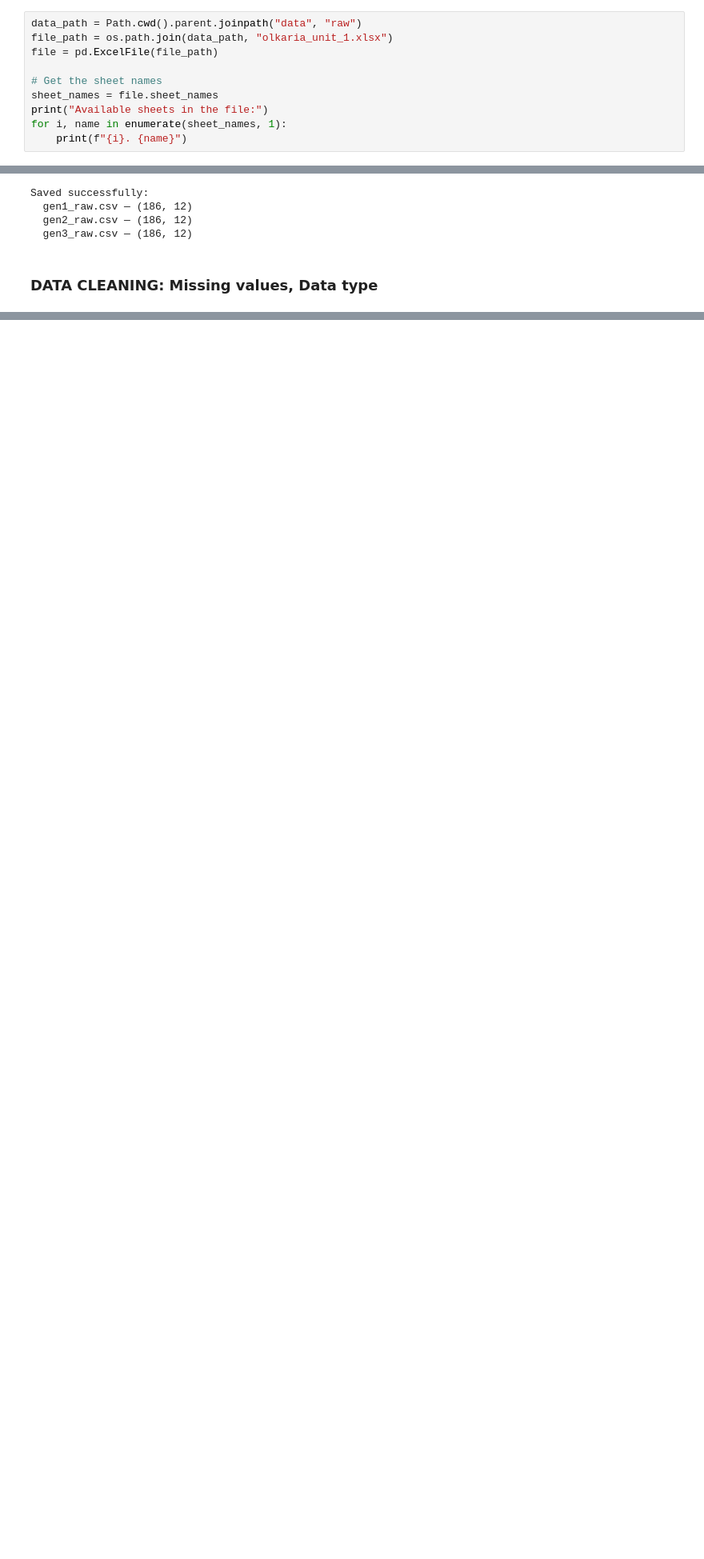
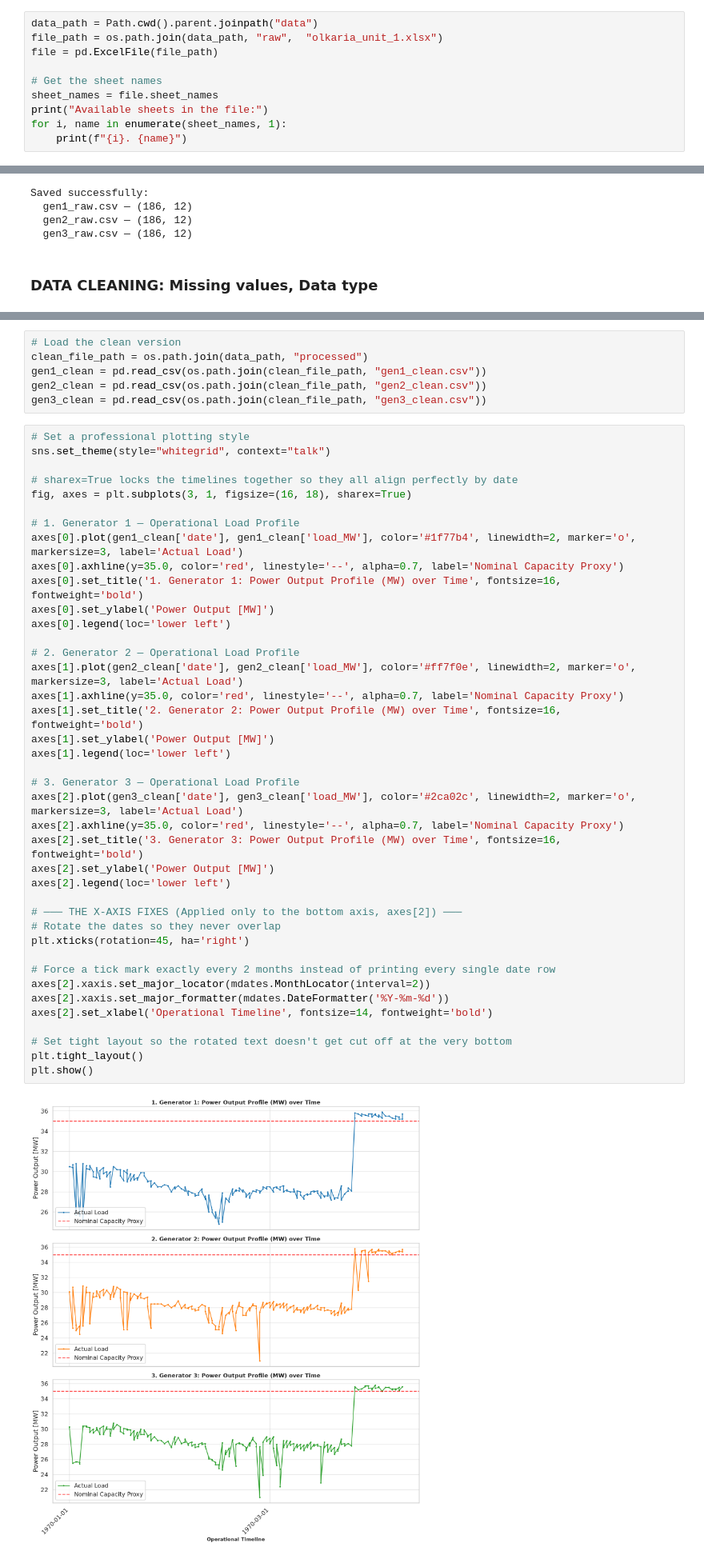
Before and after one commit to Darlene-13/double-flash-geothermal, a Jupyter notebook: notebooks/00_explanatory_data_analysis.ipynb, the cells around one changed output, grey strips where cells are left out. Shown at 80% size. Drawn from its saved outputs; the diff is of its cells as text; blank space fills up the shorter version.

Commit message:
Nominal output for each generator

```diff
--- a/notebooks/00_explanatory_data_analysis.ipynb
+++ b/notebooks/00_explanatory_data_analysis.ipynb
@@ -10,8 +11,8 @@ from pathlib import Path
 # %% [markdown]
 ### Importing the raw data file
 # %%
-data_path = Path.cwd().parent.joinpath("data", "raw")
-file_path = os.path.join(data_path, "olkaria_unit_1.xlsx")
+data_path = Path.cwd().parent.joinpath("data")
+file_path = os.path.join(data_path, "raw",  "olkaria_unit_1.xlsx")
 file = pd.ExcelFile(file_path)
 
 # Get the sheet names
@@ -346,0 +367,48 @@ dtype: int64
+# %%
+# Load the clean version
+clean_file_path = os.path.join(data_path, "processed")
+gen1_clean = pd.read_csv(os.path.join(clean_file_path, "gen1_clean.csv"))
+gen2_clean = pd.read_csv(os.path.join(clean_file_path, "gen2_clean.csv"))
+gen3_clean = pd.read_csv(os.path.join(clean_file_path, "gen3_clean.csv"))
+# %%
+# Set a professional plotting style
+sns.set_theme(style="whitegrid", context="talk")
+
+# sharex=True locks the timelines together so they all align perfectly by date
+fig, axes = plt.subplots(3, 1, figsize=(16, 18), sharex=True)
+
+# 1. Generator 1 — Operational Load Profile
+axes[0].plot(gen1_clean['date'], gen1_clean['load_MW'], color='#1f77b4', linewidth=2, marker='o', markersize=3, label='Actual Load')
+axes[0].axhline(y=35.0, color='red', linestyle='--', alpha=0.7, label='Nominal Capacity Proxy')
+axes[0].set_title('1. Generator 1: Power Output Profile (MW) over Time', fontsize=16, fontweight='bold')
+axes[0].set_ylabel('Power Output [MW]')
+axes[0].legend(loc='lower left')
+
+# 2. Generator 2 — Operational Load Profile
+axes[1].plot(gen2_clean['date'], gen2_clean['load_MW'], color='#ff7f0e', linewidth=2, marker='o', markersize=3, label='Actual Load')
+axes[1].axhline(y=35.0, color='red', linestyle='--', alpha=0.7, label='Nominal Capacity Proxy')
+axes[1].set_title('2. Generator 2: Power Output Profile (MW) over Time', fontsize=16, fontweight='bold')
+axes[1].set_ylabel('Power Output [MW]')
+axes[1].legend(loc='lower left')
+
+# 3. Generator 3 — Operational Load Profile
+axes[2].plot(gen3_clean['date'], gen3_clean['load_MW'], color='#2ca02c', linewidth=2, marker='o', markersize=3, label='Actual Load')
+axes[2].axhline(y=35.0, color='red', linestyle='--', alpha=0.7, label='Nominal Capacity Proxy')
+axes[2].set_title('3. Generator 3: Power Output Profile (MW) over Time', fontsize=16, fontweight='bold')
+axes[2].set_ylabel('Power Output [MW]')
+axes[2].legend(loc='lower left')
+
+# ─── THE X-AXIS FIXES (Applied only to the bottom axis, axes[2]) ───
+# Rotate the dates so they never overlap
+plt.xticks(rotation=45, ha='right')
+
+# Force a tick mark exactly every 2 months instead of printing every single date row
+axes[2].xaxis.set_major_locator(mdates.MonthLocator(interval=2))
+axes[2].xaxis.set_major_formatter(mdates.DateFormatter('%Y-%m-%d'))
+axes[2].set_xlabel('Operational Timeline', fontsize=14, fontweight='bold')
+
+# Set tight layout so the rotated text doesn't get cut off at the very bottom
+plt.tight_layout()
+plt.show()
+# %% [output]
+[figure, added]
```
Also changed, not shown: parts of 4 cells of this notebook, 1 other file.
